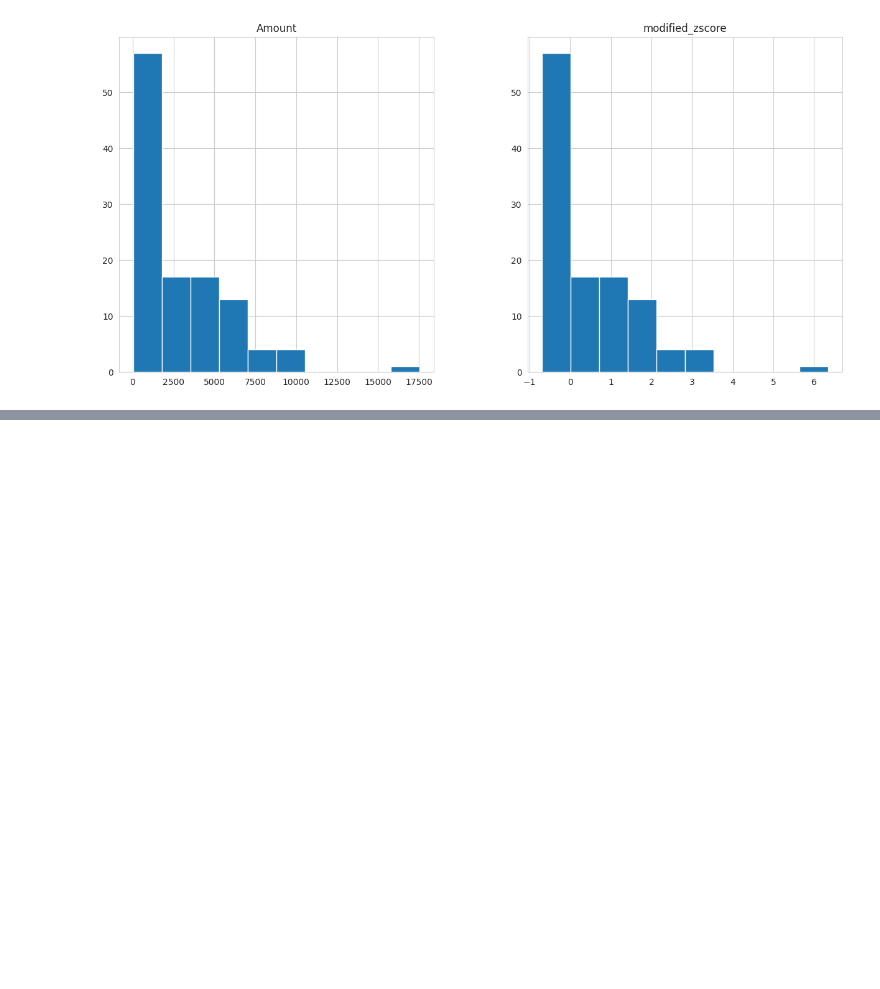
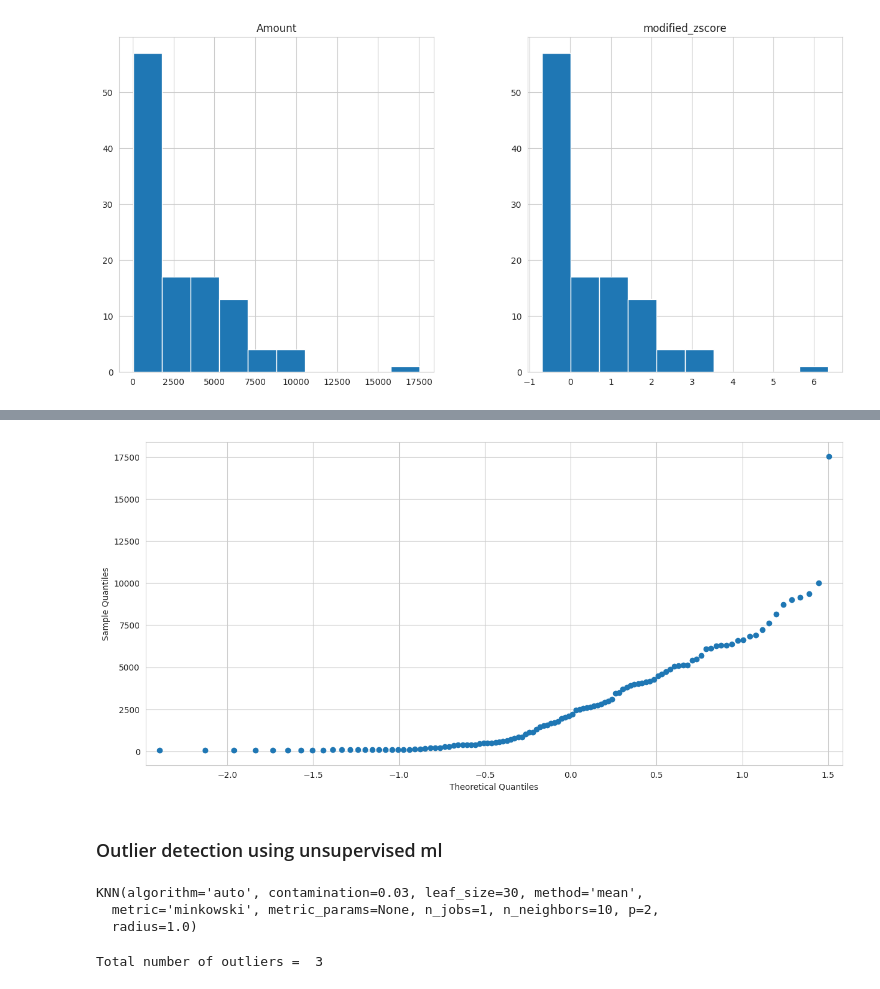
Before and after one commit to Jeremiah-Katumo/dsa, a Jupyter notebook: project/transactions.ipynb, the cells around one changed output, grey strips where cells are left out. Saved outputs shown, nothing was run; the diff lists cells and outputs as text; code cells hidden in the pictures; blank space fills up the shorter version.

```diff
--- a/project/transactions.ipynb
+++ b/project/transactions.ipynb
@@ -217,0 +253,20 @@ array([[<Axes: title={'center': 'Amount'}>,
+# %%
+qqplot(transaction_df.values.reshape(-1), line='s')
+plt.show()
+# %% [output]
+[figure, added]
+# %% [markdown]
+### Outlier detection using unsupervised ml
+# %%
+knn = KNN(contamination=0.03, method='mean', n_neighbors=10)
+transaction_df = transaction_df.ffill()
+knn.fit(transaction_df)
+# %% [output]
+KNN(algorithm='auto', contamination=0.03, leaf_size=30, method='mean',
+  metric='minkowski', metric_params=None, n_jobs=1, n_neighbors=10, p=2,
+  radius=1.0)
+# %%
+predicted = pd.Series(knn.predict(transaction_df), index=transaction_df.index)
+print('Total number of outliers = ', predicted.sum())
+# %% [output]
+Total number of outliers =  3
```
Also changed, not shown: parts of 21 cells of this notebook, 1 other file.
